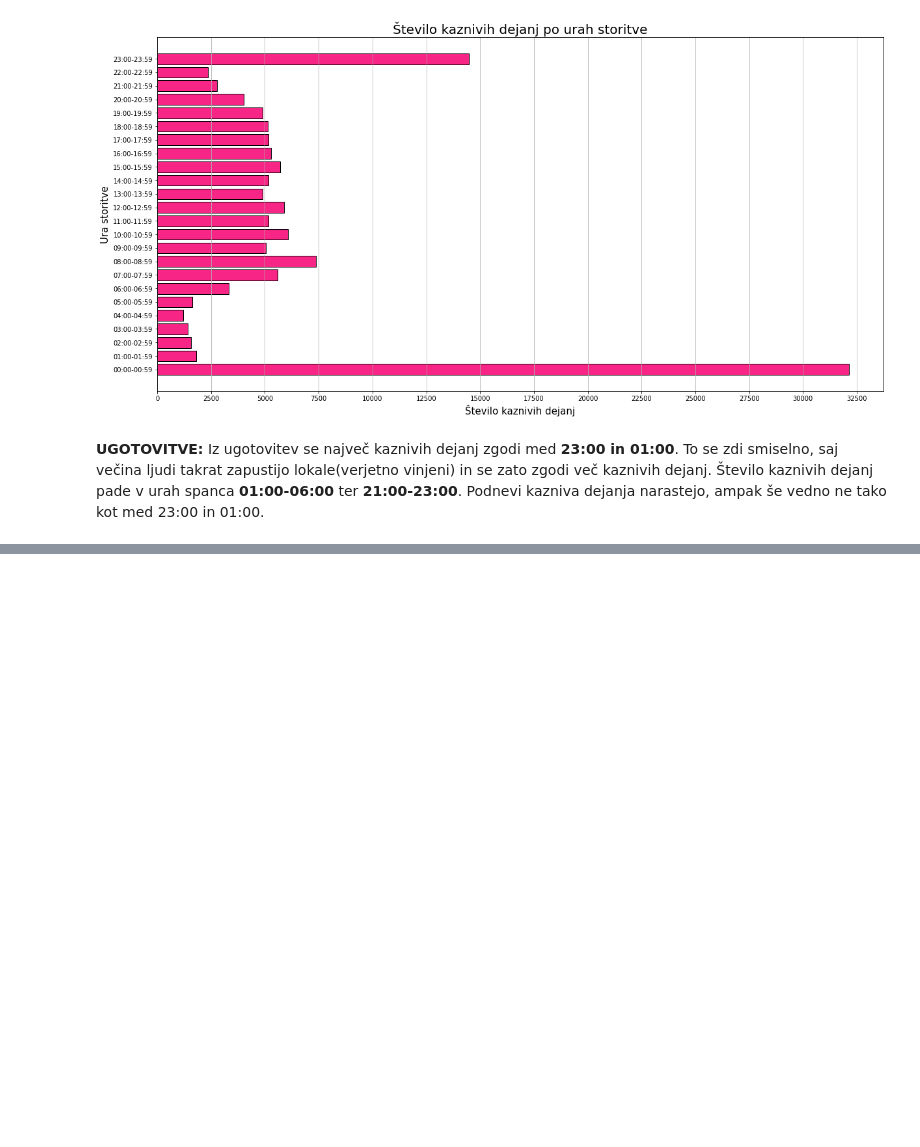
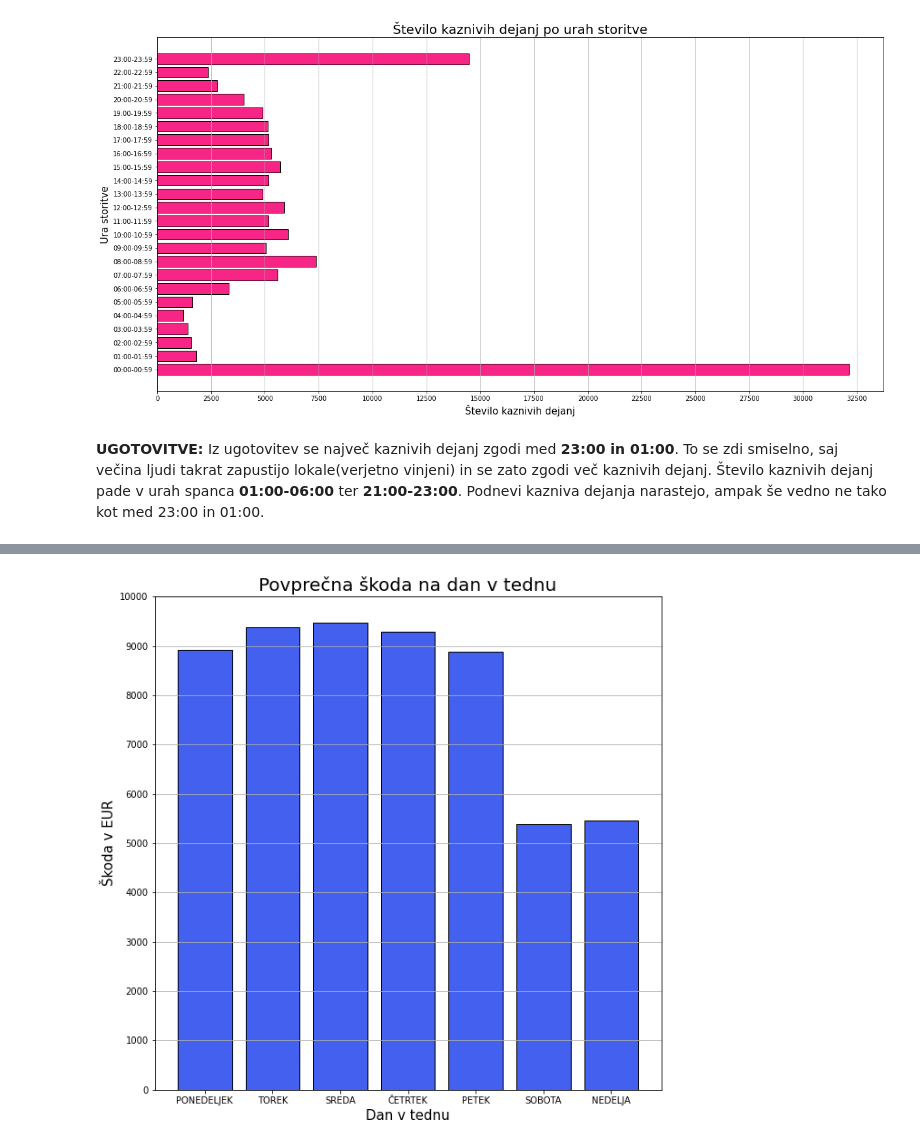
Before and after one commit to Nik-tech-cloud/PR22NGAMZ, a Jupyter notebook: seminar_oblak.ipynb, the cells around one changed output, grey strips where cells are left out. Cells and saved outputs as stored; diff of their text form; code cells hidden in the pictures; blank space fills up the shorter version.

```diff
--- a/seminar_oblak.ipynb
+++ b/seminar_oblak.ipynb
@@ -250,0 +317,21 @@ plt.show()
+# %%
+x = ['PONEDELJEK', 'TOREK', 'SREDA', 'ČETRTEK', 'PETEK', 'SOBOTA', 'NEDELJA']
+y = [povprecna_skoda_dan.PONEDELJEK,
+     povprecna_skoda_dan.TOREK,
+     povprecna_skoda_dan.SREDA,
+     povprecna_skoda_dan.ČETRTEK,
+     povprecna_skoda_dan.PETEK,
+     povprecna_skoda_dan.SOBOTA,
+     povprecna_skoda_dan.NEDELJA
+]
+
+plt.figure(figsize=(10,10))
+plt.bar(x, y, color=color_pallete[8], edgecolor='black')
+plt.yticks(np.arange(0, max(y)+1000, step=1000))
+plt.grid(axis='y')
+plt.title('Povprečna škoda na dan v tednu', fontsize=20)
+plt.xlabel('Dan v tednu', fontsize=15)
+plt.ylabel('Škoda v EUR', fontsize=15)
+plt.show()
+# %% [output]
+[figure, added]
```
Also changed, not shown: parts of 5 cells of this notebook.
